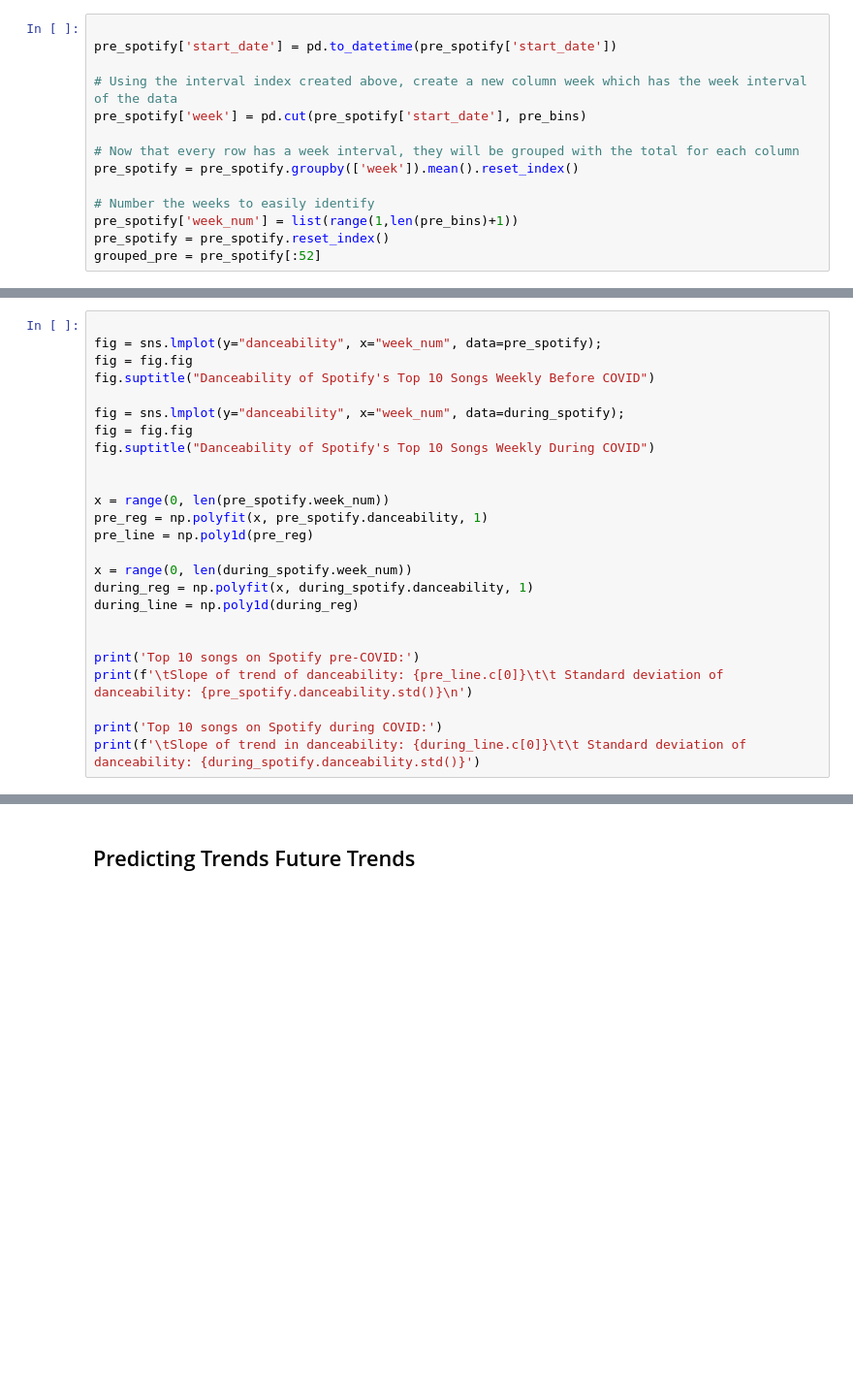
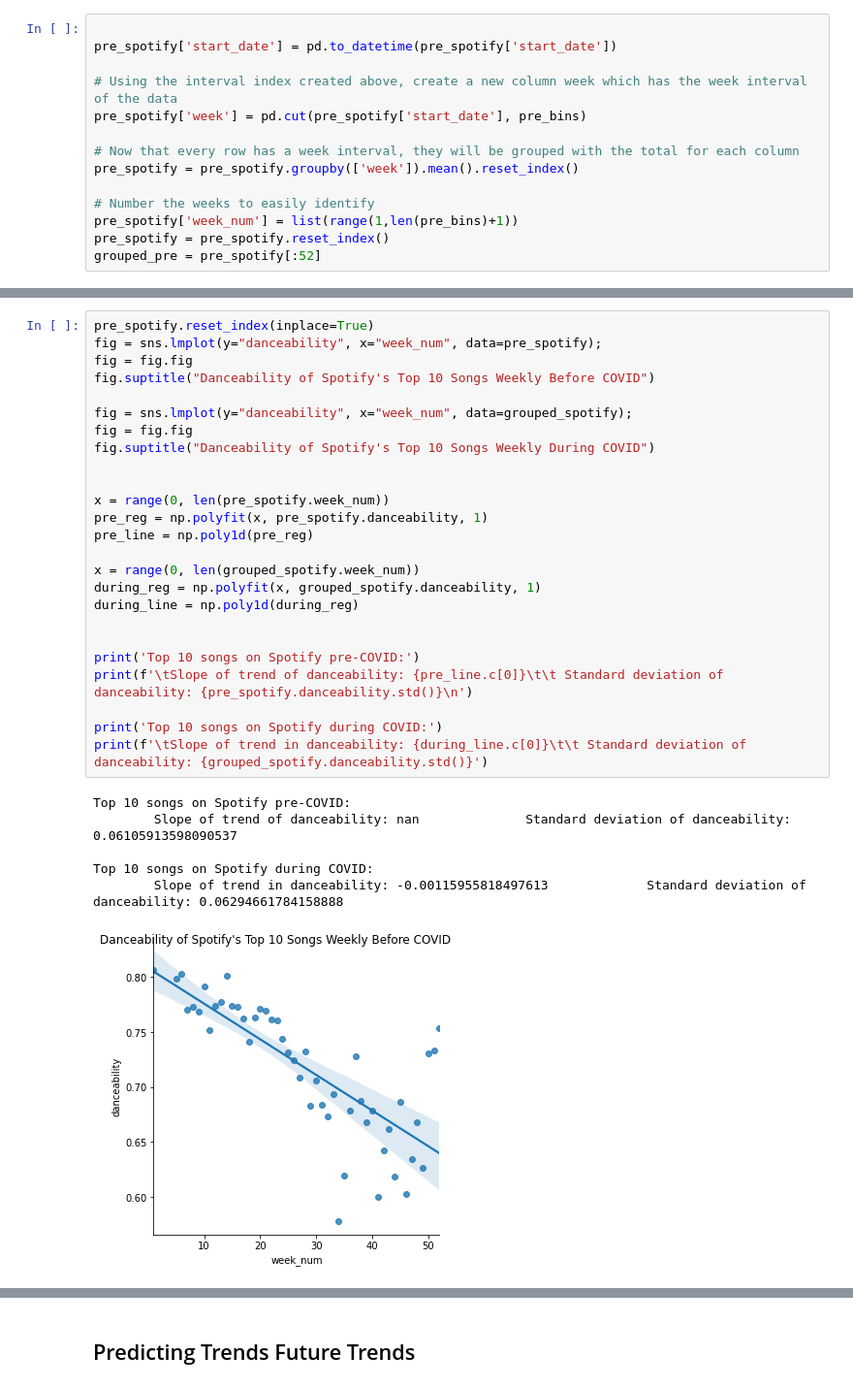
Before and after one commit to sonyal/COVIDSpotifyTrends, a Jupyter notebook: final.ipynb, the cells around one changed output, grey strips where cells are left out. Shown: that part at 97% size. Drawn from its saved outputs; the diff is of its cells as text; blank space fills up the shorter version.

```diff
--- a/final.ipynb
+++ b/final.ipynb
@@ -191,25 +274,32 @@ sns.relplot(y="danceability", x="p, data=merged);
 # %%
-
+pre_spotify.reset_index(inplace=True)
 fig = sns.lmplot(y="danceability", x="week_num", data=pre_spotify);
 fig = fig.fig
 fig.suptitle("Danceability of Spotify's Top 10 Songs Weekly Before COVID")
 
-fig = sns.lmplot(y="danceability", x="week_num", data=during_spotify);
+fig = sns.lmplot(y="danceability", x="week_num", data=grouped_spotify);
 fig = fig.fig
 fig.suptitle("Danceability of Spotify's Top 10 Songs Weekly During COVID")
 
 
 x = range(0, len(pre_spotify.week_num))
 pre_reg = np.polyfit(x, pre_spotify.danceability, 1)
 pre_line = np.poly1d(pre_reg)
 
-x = range(0, len(during_spotify.week_num))
-during_reg = np.polyfit(x, during_spotify.danceability, 1)
+x = range(0, len(grouped_spotify.week_num))
+during_reg = np.polyfit(x, grouped_spotify.danceability, 1)
 during_line = np.poly1d(during_reg)
 
 
 print('Top 10 songs on Spotify pre-COVID:')
 print(f'\tSlope of trend of danceability: {pre_line.c[0]}\t\t Standard deviation of danceability: {pre_spotify.danceability.std()}\n')
 
 print('Top 10 songs on Spotify during COVID:')
-print(f'\tSlope of trend in danceability: {during_line.c[0]}\t\t Standard deviation of danceability: {during_spotify.danceability.std()}')
+print(f'\tSlope of trend in danceability: {during_line.c[0]}\t\t Standard deviation of danceability: {grouped_spotify.danceability.std()}')
+# %% [output]
+Top 10 songs on Spotify pre-COVID:
+        Slope of trend of danceability: nan              Standard deviation of danceability: 0.06105913598090537
+
+Top 10 songs on Spotify during COVID:
+        Slope of trend in danceability: -0.00115955818497613             Standard deviation of danceability: 0.06294661784158888
+[figure, added]
```
Also changed, not shown: parts of 23 cells of this notebook.
